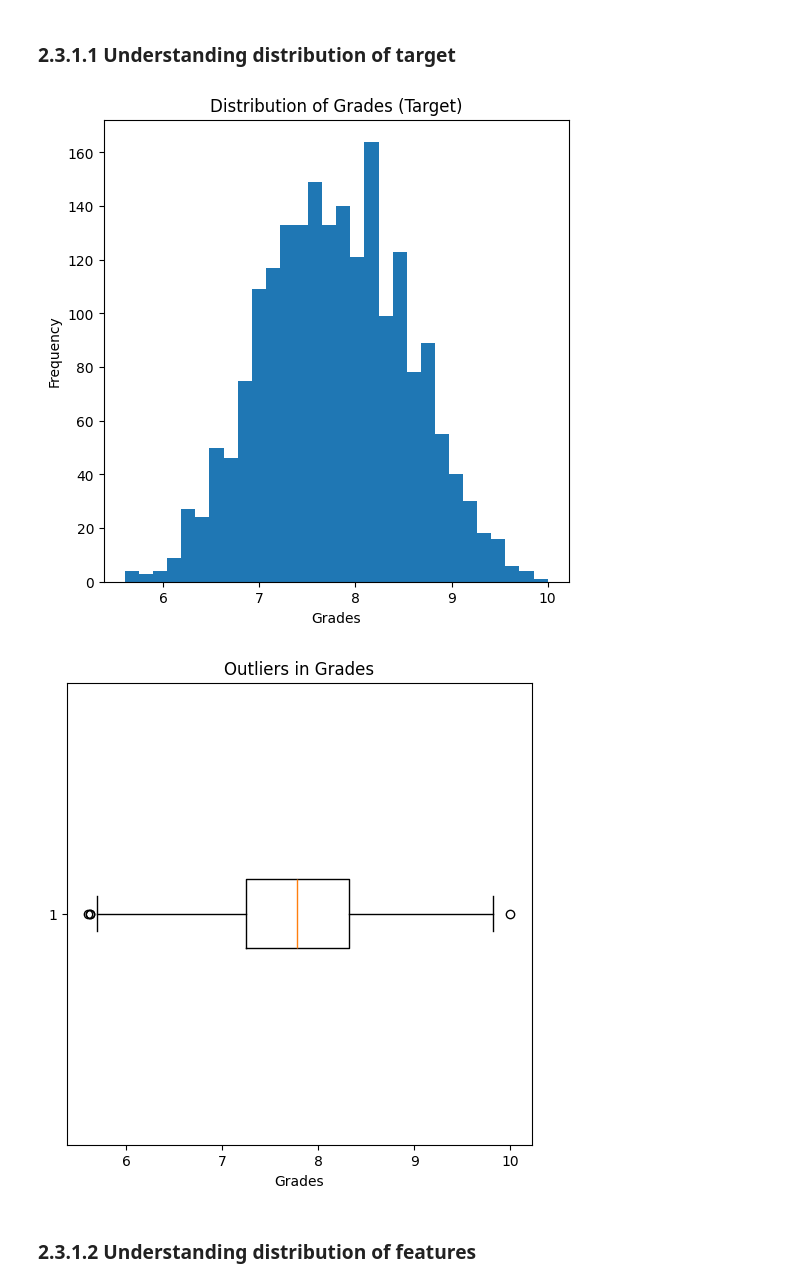
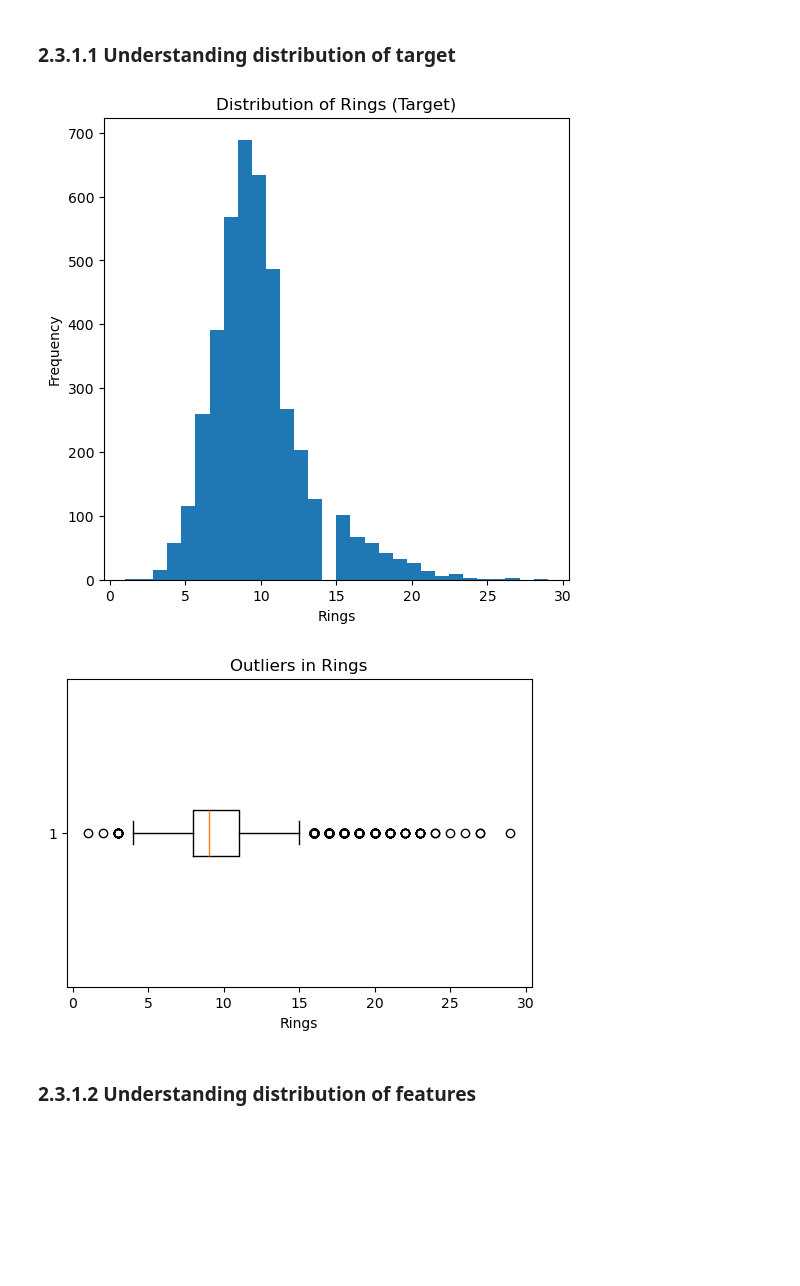
Before and after one commit to thiri-wah/mldp_project, a Jupyter notebook: MLDP Program Codes Submission Template (1).ipynb, the cells around one changed output. Cells and saved outputs as stored; diff of their text form; code cells hidden in the pictures; blank space fills up the shorter version.

```diff
--- a/MLDP Program Codes Submission Template (1).ipynb
+++ b/MLDP Program Codes Submission Template (1).ipynb
@@ -44,7 +45,8 @@ Goal: ?
 ## 2.1 Load dataset
 # %%
 ## Read *.csv file into pandas DataFrame
-FILE_PATH = "student_lifestyle_dataset..csv"
+FILE_PATH  = "abalone.data"
 df = pd.read_csv(FILE_PATH)
+df.columns = ['Sex', 'Length', 'Diameter', 'Height', 'Whole weight', 'Shucked weight', 'Viscera weight', 'Shell weight', 'Rings']
 df
 # %% [output]
@@ -156,20 +135,20 @@ Name: Grades, dtype: float64
 # %%
 ## Understanding distribution of target
 plt.figure(figsize=(6,6))
-plt.hist(df["Grades"], bins=30)
-plt.xlabel("Grades")
+plt.hist(df["Rings"], bins=30)
+plt.xlabel("Rings")
 plt.ylabel("Frequency")
-plt.title("Distribution of Grades (Target)")
+plt.title("Distribution of Rings (Target)")
 plt.show()
 # %% [output]
-[figure, old version]
+[figure, new version]
 # %%
-plt.figure(figsize=(6,6))
-plt.boxplot(df["Grades"], vert=False)
-plt.xlabel("Grades")
-plt.title("Outliers in Grades")
+plt.figure(figsize=(6,4))
+plt.boxplot(df["Rings"], vert=False)
+plt.xlabel("Rings")
+plt.title("Outliers in Rings")
 plt.show()
 # %% [output]
-[figure, old version]
+[figure, new version]
 # %% [markdown]
 ### 2.3.1.2 Understanding distribution of features
```
Also changed, not shown: parts of 74 cells of this notebook, 2 other files.
